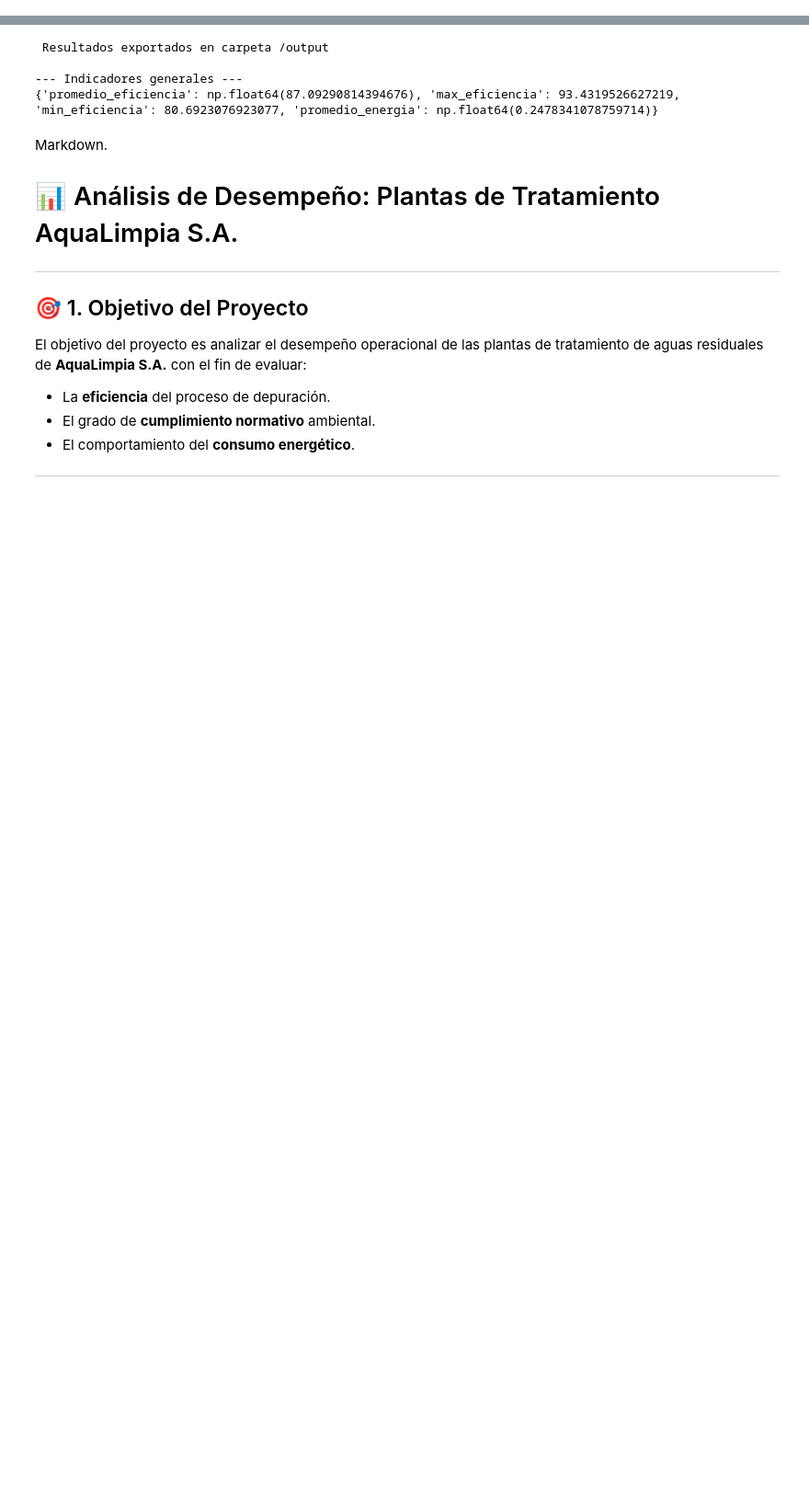
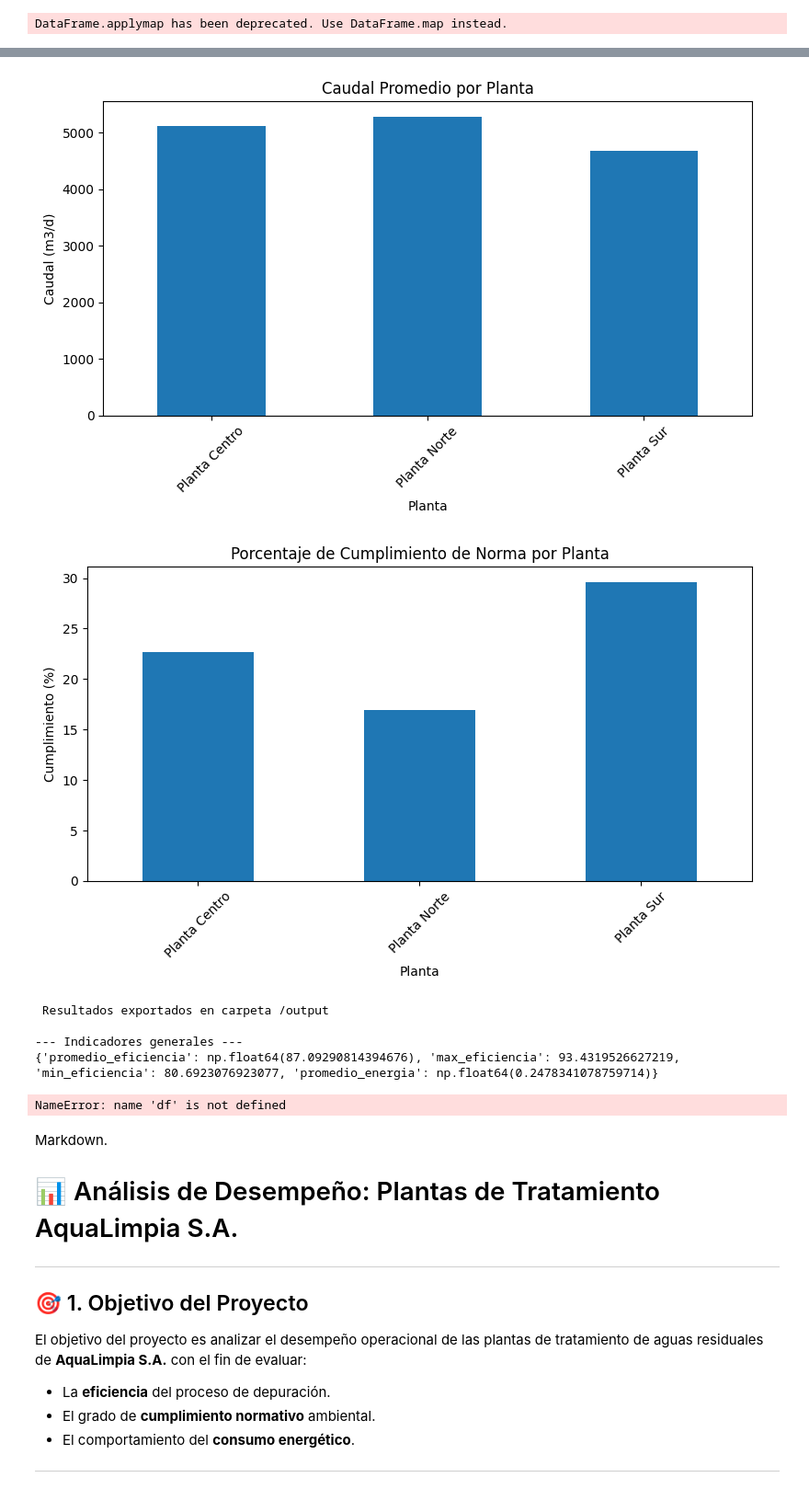
Before and after one commit to jessrat/AquaLimpia-tarea-semana-8, a Jupyter notebook: notebooks/TareaSemana8.ipynb, the cells around one changed output, grey strips where cells are left out. Shown at 92% size. Drawn from its saved outputs; the diff is of its cells as text; code cells hidden in the pictures; blank space fills up the shorter version.

```diff
--- a/notebooks/TareaSemana8.ipynb
+++ b/notebooks/TareaSemana8.ipynb
@@ -17,16 +17,23 @@ import plotly.express as px
 from plotly.subplots import make_subplots
 from joblib import dump
 
-sys.path.append('/content')
+BASE_DIR = os.path.abspath(os.path.join(os.getcwd(), ".."))
+sys.path.append(os.path.join(BASE_DIR, "scripts"))
 
 from graficosdebarra import grafico_caudal_promedio, grafico_cumplimiento
-from validaciones import validar_columnas, validar_valores_negativos
-columnas = [
+from validaciones import validar_columnas, validar_valores_negativos, analizar_calidad_datos
+columnas_requeridas = [
+    "fecha_registro",
+    "planta",
     "caudal_entrada_m3_d",
     "DBO_entrada_mg_L",
-    "DBO_salida_mg_L"
+    "SST_entrada_mg_L",
+    "pH_entrada",
+    "energia_aeracion_kWh",
+    "lodos_generados_kg_d",
+    "DBO_salida_mg_L",
+    "cumplimiento_norma"
 ]
-
 
 
 # ------------------------------------------
@@ -43,7 +50,10 @@ def cargar_datos():
         print("\nDatos ya cargados en memoria")
         return df_global
 
-    ruta = "/content/datos.xlsx"
+
+    ruta = os.path.join(BASE_DIR, "data", "dataset_set_A_aguas_residuales.xlsx")
+    df = pd.read_excel(ruta)
+
 
     # Si el archivo ya existe en Colab
     if os.path.exists(ruta):
@@ -314,11 +324,19 @@ def main():
 
   # ejecuta desde validaciones.py
 
-    validar_columnas(df, columnas)
-    validar_valores_negativos(df, columnas)
+    validar_columnas(df, columnas_requeridas)
+    validar_valores_negativos(df, [
+        "caudal_entrada_m3_d",
+        "DBO_entrada_mg_L",
+        "DBO_salida_mg_L",
+        "energia_aeracion_kWh",
+        "lodos_generados_kg_d"
+    ])
+
+    analizar_calidad_datos(df)
 
   # continuamos con
-    evaluar_calidad(df)
+    #evaluar_calidad(df)
 
     df = limpiar_datos(df)
 
@@ -334,9 +352,6 @@ def main():
     fig_bar1 = grafico_caudal_promedio(df)
     fig_bar2 = grafico_cumplimiento(df)
 
-    fig_bar1.show()
-    fig_bar2.show()
-
     exportar_resultados(df, resumen, indicadores, fig_dashboard)
 
     print("\n--- Indicadores generales ---")
@@ -366,4 +381,5 @@ SST_entrada_mg_L        0
  Datos intermedios guardados en: data/intermedio/datos_limpios.csv
 
  ---- Calculo indicadores ----
+DataFrame.applymap has been deprecated. Use DataFrame.map instead.
 [interactive output not drawn]
@@ -372,7 +386,15 @@ SST_entrada_mg_L        0
- Resultados exportados en carpeta /output
-
---- Indicadores generales ---
-{'promedio_eficiencia': np.float64(87.09290814394676), 'max_eficiencia': 93.4319526627219, 'min_eficiencia': 80.6923076923077, 'promedio_energia': np.float64(0.2478341078759714)}
+[figure, added]
+[figure, added]
+ Resultados exportados en carpeta /output
+
+--- Indicadores generales ---
+{'promedio_eficiencia': np.float64(87.09290814394676), 'max_eficiencia': 93.4319526627219, 'min_eficiencia': 80.6923076923077, 'promedio_energia': np.float64(0.2478341078759714)}
+# %%
+
+fig = grafico_caudal_promedio(df)
+print(type(fig))
+# %% [output]
+NameError: name 'df' is not defined
 # %% [markdown]
 Markdown.
 # 📊 Análisis de Desempeño: Plantas de Tratamiento AquaLimpia S.A.
```
Also changed, not shown: parts of 1 cell of this notebook.
